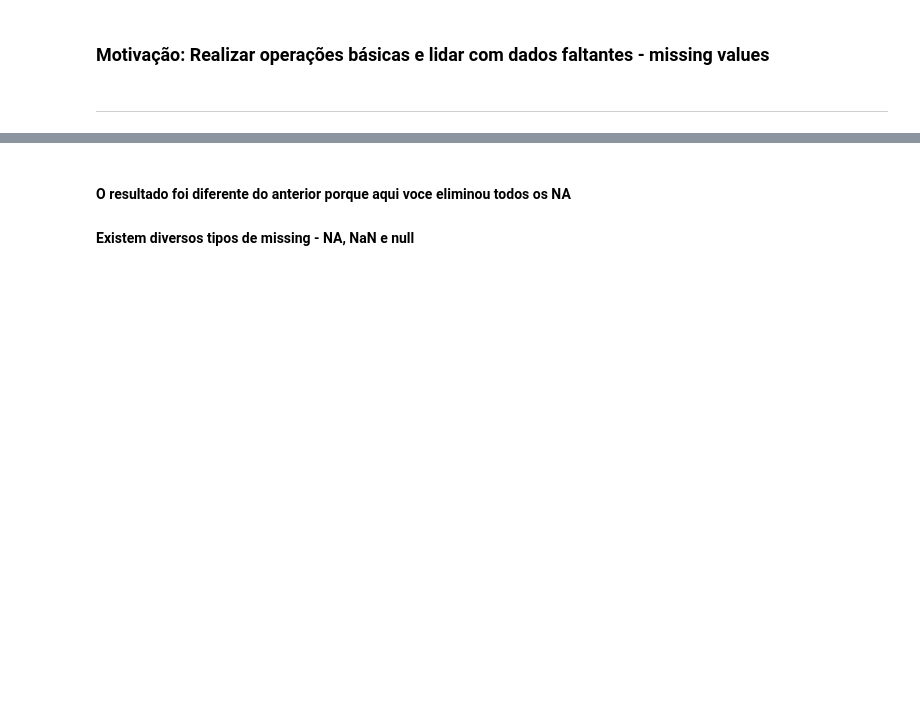
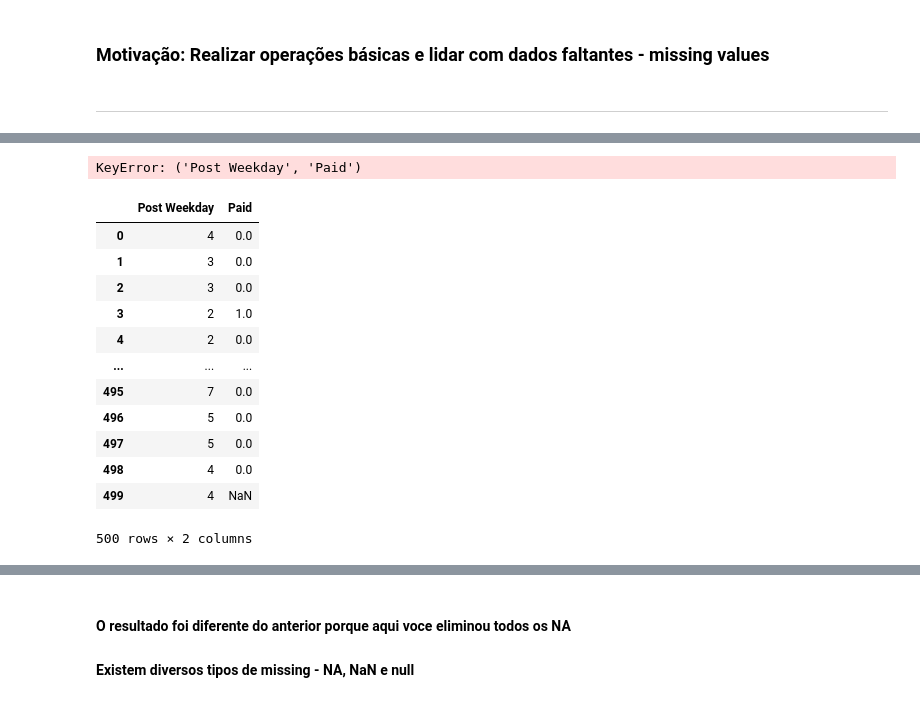
Before and after one commit to lucian-bonifacio/curso-python, a Jupyter notebook: curso-leandroguerra/Aula 17 - Pandas - Data Frame e manipulação de dados - Parte 2.ipynb, the cells around one changed output, grey strips where cells are left out. Drawn from its saved outputs; the diff is of its cells as text; code cells hidden in the pictures; blank space fills up the shorter version.

```diff
--- a/curso-leandroguerra/Aula 17 - Pandas - Data Frame e manipulação de dados - Parte 2.ipynb
+++ b/curso-leandroguerra/Aula 17 - Pandas - Data Frame e manipulação de dados - Parte 2.ipynb
@@ -28 +86,26 @@ facebook.columns
+# %%
+# Se eu coloca uma segunda coluna dentro dos mesmos colchetes, o que ele me mostra?
+facebook['Post Weekday', 'Paid']
+#Já percebi que me dá erro. Não posso nem usar essa sintaxe.
+# %% [output]
+KeyError: ('Post Weekday', 'Paid')
+# %%
+# Se eu colocar um vetor, lista, dentro dos colchetes, o que ele retorna?
+facebook[['Post Weekday', 'Paid']]
+#Neste caso ele me retorna um dataframe apenas com as colunas selecionadas dentro do colchete.
+#Entendo que é o mesmo resultado quando eu coloco um intervalo de linhas dentro do colchete, mas claro, mostrando as linhas.
+# %% [output]
+|  | Post Weekday | Paid |
+| 0 | 4 | 0.0 |
+| 1 | 3 | 0.0 |
+| 2 | 3 | 0.0 |
+| 3 | 2 | 1.0 |
+| 4 | 2 | 0.0 |
+| ... | ... | ... |
+| 495 | 7 | 0.0 |
+| 496 | 5 | 0.0 |
+| 497 | 5 | 0.0 |
+| 498 | 4 | 0.0 |
+| 499 | 4 | NaN |
+500 rows × 2 columns
 # %%
```
Also changed, not shown: parts of 28 cells of this notebook, 2 other files.
